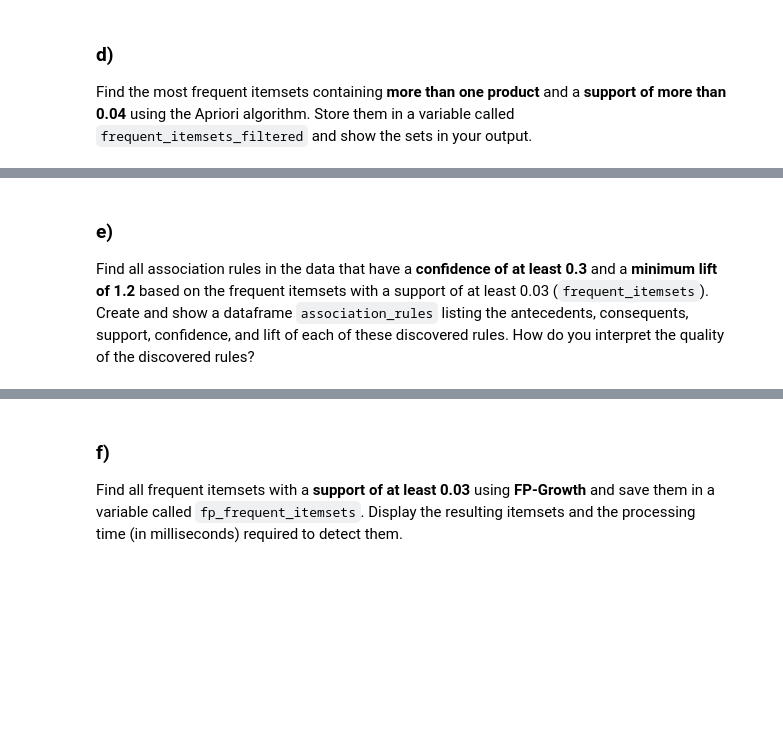
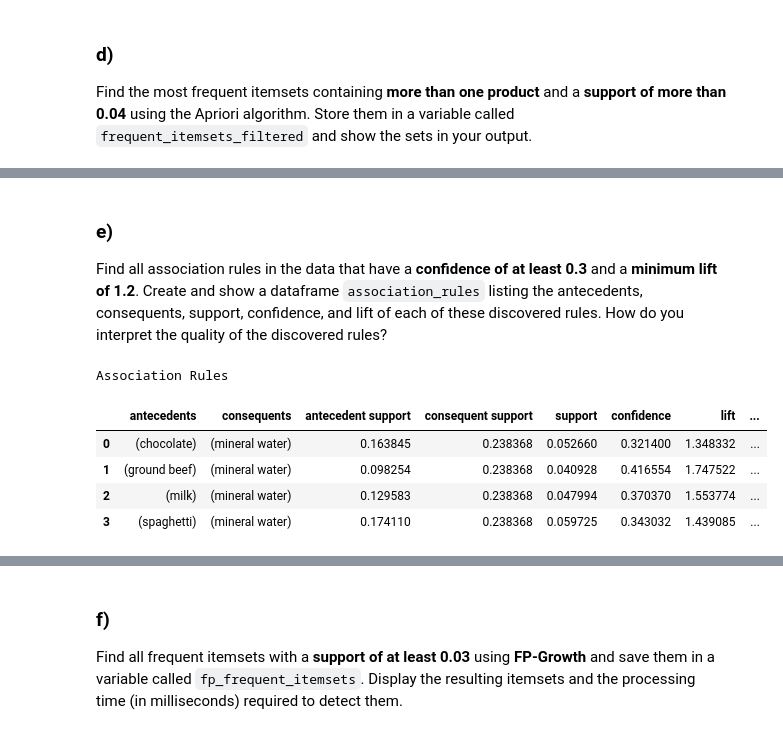
Before and after one commit to sillyduckyluck/IDS_part_2, a Jupyter notebook: Part_2/Q2_Frequent_Itemsets_Association_Rules.ipynb, the cells around one changed output, grey strips where cells are left out. Drawn from its saved outputs; the diff is of its cells as text; code cells hidden in the pictures; blank space fills up the shorter version.

```diff
--- a/Part_2/Q2_Frequent_Itemsets_Association_Rules.ipynb
+++ b/Part_2/Q2_Frequent_Itemsets_Association_Rules.ipynb
@@ -121,12 +172,24 @@ Find the most frequent itemsets containing **more than one product** and a **sup
 # Please leave this cell empty - used for grading.
 # %% [markdown]
 ### e)
-Find all association rules in the data that have a **confidence of at least 0.3** and a **minimum lift of 1.2** based on the frequent itemsets with a support of at least 0.03 (`frequent_itemsets`). Create and show a dataframe `association_rules` listing the antecedents, consequents, support, confidence, and lift of each of these discovered rules. How do you interpret the quality of the discovered rules?
+Find all association rules in the data that have a **confidence of at least 0.3** and a **minimum lift of 1.2**. Create and show a dataframe `association_rules` listing the antecedents, consequents, support, confidence, and lift of each of these discovered rules. How do you interpret the quality of the discovered rules?
 # %%
 from mlxtend.frequent_patterns import association_rules as arule
 import pandas as pd
 
-# YOUR CODE HERE
+frequent_itemsets = apriori(itemset_matrix, min_support=0.04, use_colnames=True)
+rules = arule(frequent_itemsets, metric="confidence", min_threshold=0.3)
+filtered_rules = rules[rules['lift'] > 1.2]
+
+print("Association Rules")
+display(filtered_rules)
+# %% [output]
+Association Rules
+|  | antecedents | consequents | antecedent support | consequent support | support | confidence | lift | ... |
+| 0 | (chocolate) | (mineral water) | 0.163845 | 0.238368 | 0.052660 | 0.321400 | 1.348332 | ... |
+| 1 | (ground beef) | (mineral water) | 0.098254 | 0.238368 | 0.040928 | 0.416554 | 1.747522 | ... |
+| 2 | (milk) | (mineral water) | 0.129583 | 0.238368 | 0.047994 | 0.370370 | 1.553774 | ... |
+| 3 | (spaghetti) | (mineral water) | 0.174110 | 0.238368 | 0.059725 | 0.343032 | 1.439085 | ... |
 # %%
 # Please leave this cell empty - used for grading.
 # %% [markdown]
```
Also changed, not shown: parts of 16 cells of this notebook.
